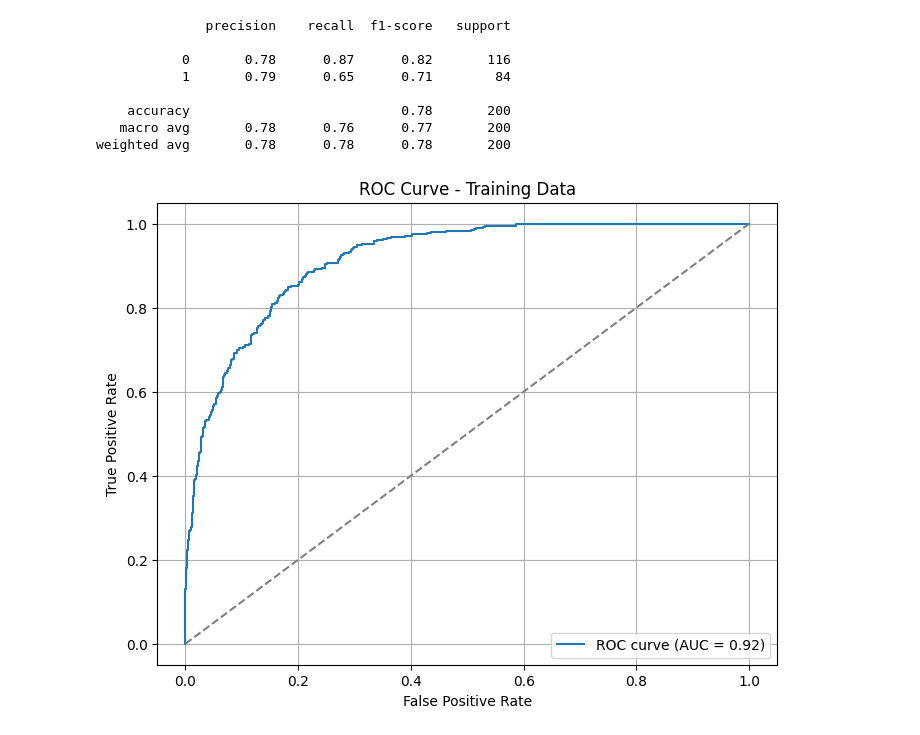
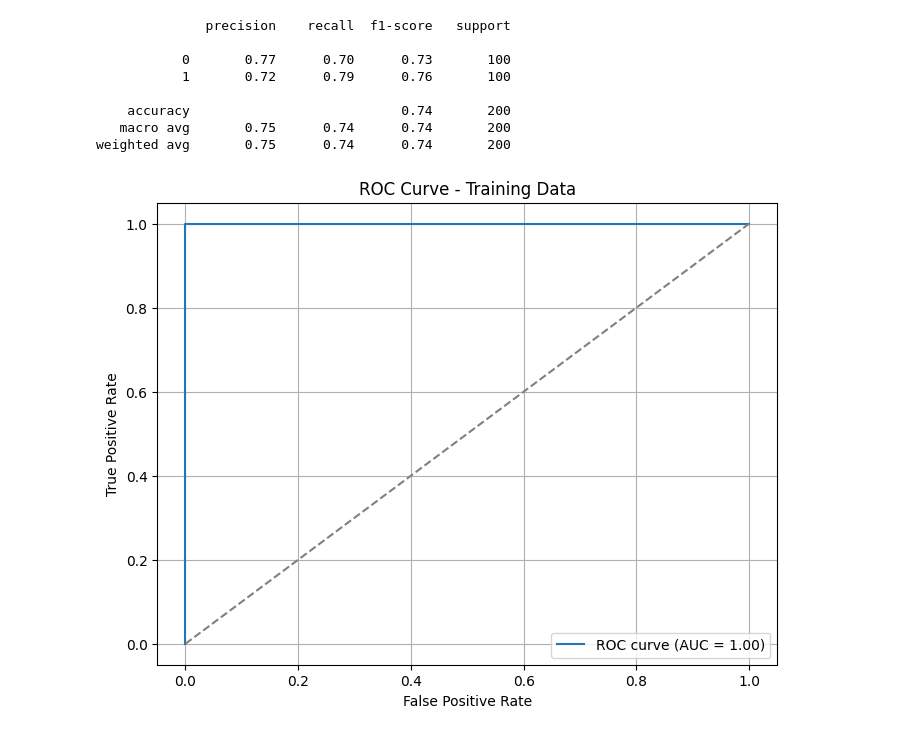
Before and after one commit to Vighnesh-Avadhanam/Hate-Speech-Classification, a Jupyter notebook: code/logistic.ipynb, the cells around one changed output. Drawn from its saved outputs; the diff is of its cells as text; code cells hidden in the pictures.

```diff
--- a/code/logistic.ipynb
+++ b/code/logistic.ipynb
@@ -16,7 +16,7 @@ class LogisticHateSpeech:
         Initialize classifier with logistic model and encoder.
         """
         self.encoder = SentenceTransformer("all-MiniLM-L6-v2")
-        self.model = LogisticRegression(max_iter=1000)
+        self.model = LogisticRegression(penalty=None, max_iter=1000)
 
     def embed(self, texts: pd.Series) -> np.ndarray:
         """
@@ -64,7 +64,7 @@ class LogisticHateSpeech:
             y_test (pd.Series): True binary labels.
         """
         proba = self.predict_proba(X_test)
-        y_pred = (proba >= 0.5).astype(int)
+        y_pred = (proba >= 0.25).astype(int)
         print(classification_report(y_test, y_pred))
 
 
@@ -74,7 +74,7 @@ def main():
     train_df = pd.read_csv("../data/train_data.csv", sep=";")
     # test_df = pd.read_csv("../data/test.csv")
 
-    train_df["isHate"] = train_df["isHate"].apply(lambda x: 1 if x >= 0.5 else 0)
+    train_df["isHate"] = train_df["isHate"].apply(lambda x: 1 if x >= 0.25 else 0)
 
     X_train, X_val, y_train, y_val = train_test_split(
         train_df["comment"], train_df["isHate"], test_size=0.2, random_state=42
@@ -95,37 +95,37 @@ if __name__ == "__main__":
 # %% [output]
               precision    recall  f1-score   support
 
-           0       0.78      0.87      0.82       116
-           1       0.79      0.65      0.71        84
+           0       0.77      0.70      0.73       100
+           1       0.72      0.79      0.76       100
 
-    accuracy                           0.78       200
-   macro avg       0.78      0.76      0.77       200
-weighted avg       0.78      0.78      0.78       200
+    accuracy                           0.74       200
+   macro avg       0.75      0.74      0.74       200
+weighted avg       0.75      0.74      0.74       200
 # %%
 train_df = pd.read_csv("../data/train_data.csv", sep=";")
-train_df["isHate"] = train_df["isHate"].apply(lambda x: 1 if x >= 0.5 else 0)
+train_df["isHate"] = train_df["isHate"].apply(lambda x: 1 if x >= 0.25 else 0)
 
 X_train = train_df["comment"]
 y_train = train_df["isHate"]
 
 model = LogisticHateSpeech()
 model.train(X_train, y_train)
 
 train_probs = model.predict_proba(X_train)
 
 from sklearn.metrics import roc_curve, auc
 
 fpr, tpr, _ = roc_curve(y_train, train_probs)
 roc_auc = auc(fpr, tpr)
 
 plt.figure(figsize=(8, 6))
 plt.plot(fpr, tpr, label=f"ROC curve (AUC = {roc_auc:.2f})")
 plt.plot([0, 1], [0, 1], linestyle="--", color="gray")
 plt.xlabel("False Positive Rate")
 plt.ylabel("True Positive Rate")
 plt.title("ROC Curve - Training Data")
 plt.legend(loc="lower right")
 plt.grid(True)
 plt.show()
 # %% [output]
-[figure, old version]
+[figure, new version]
```
Also changed, not shown: 3 other files.
